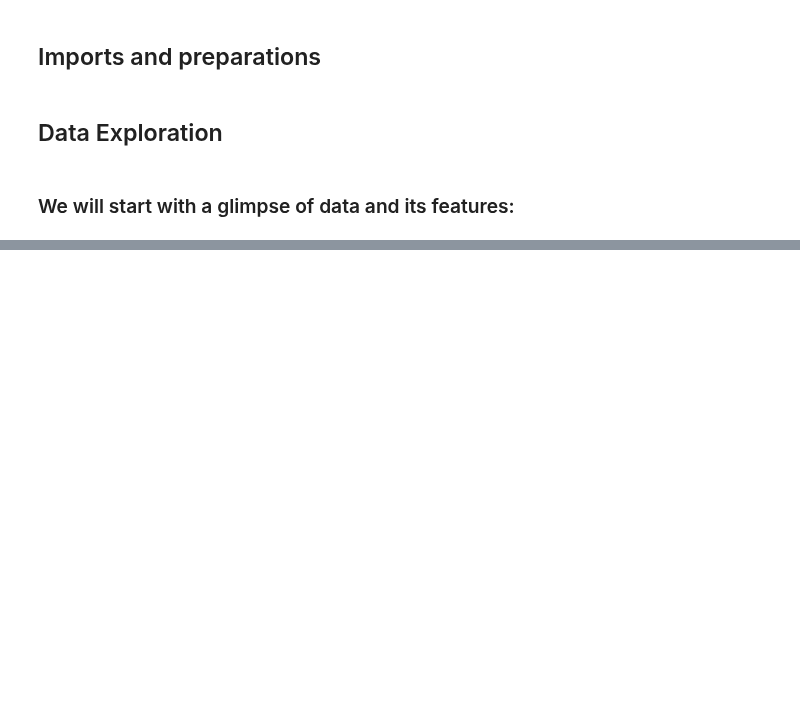
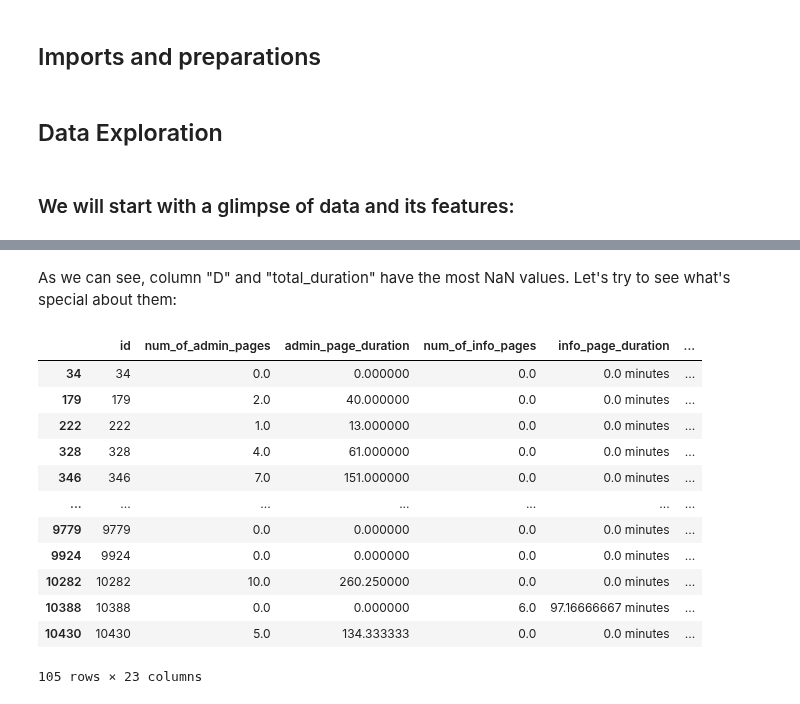
Before and after one commit to mikisegall/ml_final_project, a Jupyter notebook: avi_test.ipynb, the cells around one changed output, grey strips where cells are left out. Cells and saved outputs as stored; diff of their text form; code cells hidden in the pictures; blank space fills up the shorter version.

```diff
--- a/avi_test.ipynb
+++ b/avi_test.ipynb
@@ -91,0 +117,18 @@ Let's start with some Boxplots:
+# %% [markdown]
+As we can see, column "D" and "total_duration" have the most NaN values. Let's try to see what's special about them:
+# %%
+train_data[train_data["D"].notna()]
+# %% [output]
+|  | id | num_of_admin_pages | admin_page_duration | num_of_info_pages | info_page_duration | ... |
+| 34 | 34 | 0.0 | 0.000000 | 0.0 | 0.0 minutes | ... |
+| 179 | 179 | 2.0 | 40.000000 | 0.0 | 0.0 minutes | ... |
+| 222 | 222 | 1.0 | 13.000000 | 0.0 | 0.0 minutes | ... |
+| 328 | 328 | 4.0 | 61.000000 | 0.0 | 0.0 minutes | ... |
+| 346 | 346 | 7.0 | 151.000000 | 0.0 | 0.0 minutes | ... |
+| ... | ... | ... | ... | ... | ... | ... |
+| 9779 | 9779 | 0.0 | 0.000000 | 0.0 | 0.0 minutes | ... |
+| 9924 | 9924 | 0.0 | 0.000000 | 0.0 | 0.0 minutes | ... |
+| 10282 | 10282 | 10.0 | 260.250000 | 0.0 | 0.0 minutes | ... |
+| 10388 | 10388 | 0.0 | 0.000000 | 6.0 | 97.16666667 minutes | ... |
+| 10430 | 10430 | 5.0 | 134.333333 | 0.0 | 0.0 minutes | ... |
+105 rows × 23 columns
```
Also changed, not shown: parts of 28 cells of this notebook.
